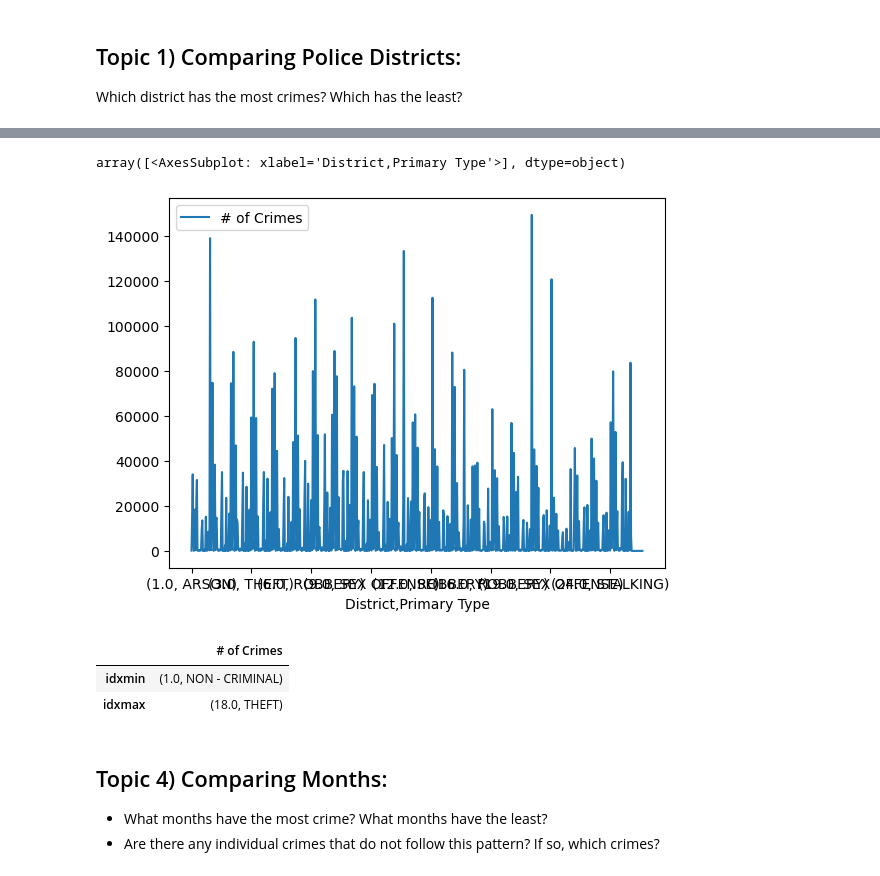
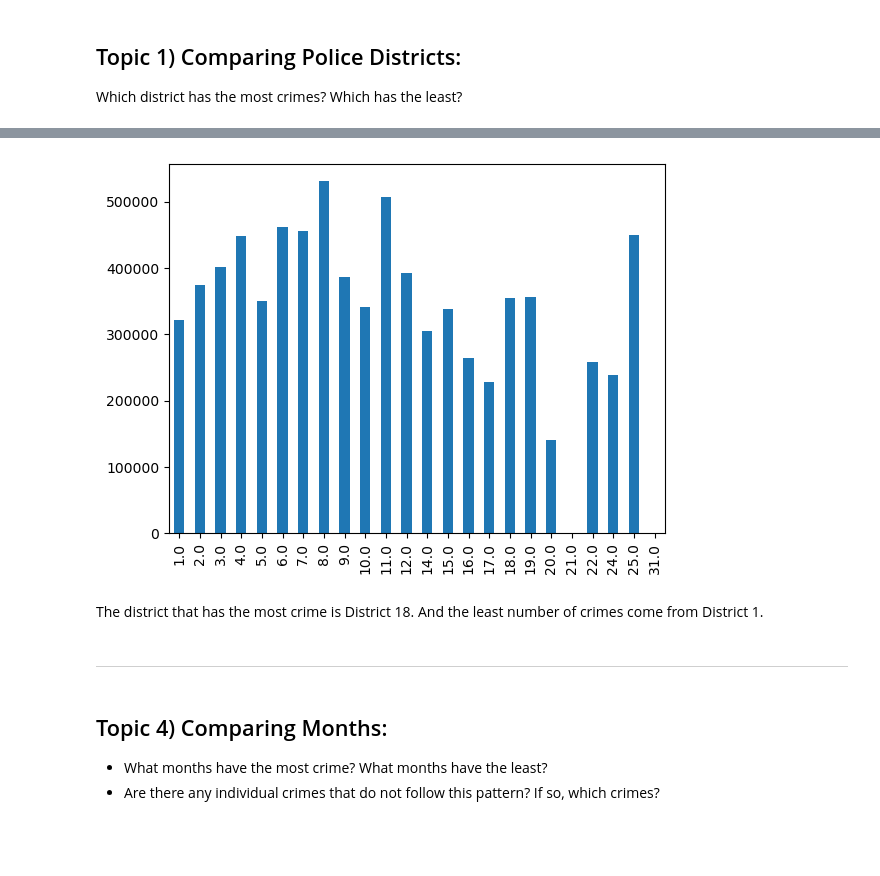
Before and after one commit to valmazan/Project-4---Part-1, a Jupyter notebook: Project 4 - Part 1.ipynb, the cells around one changed output, grey strips where cells are left out. Saved outputs shown, nothing was run; the diff lists cells and outputs as text; code cells hidden in the pictures; blank space fills up the shorter version.

```diff
--- a/Project 4 - Part 1.ipynb
+++ b/Project 4 - Part 1.ipynb
@@ -475,0 +436,3 @@ Float64Index([ 1.0,  2.0,  3.0,  4.0,  5.0,  6.0,  7.0,  8.0,  9.0, 10.0, 11.0,
+# %%
+district = df_police['District'].value_counts().sort_index()
+district
@@ -482,3 +468,0 @@ district.plot();
-# %%
-district = district.to_frame('# of Crimes')
-district
@@ -500,15 +469,11 @@ district
-# %%
-district.plot(subplots=True)
-# %% [output]
-array([<AxesSubplot: xlabel='District,Primary Type'>], dtype=object)
-[figure, removed]
-# %%
-district_filter = district.agg(['idxmin','idxmax'])
-district_filter
-# %% [output]
-|  | # of Crimes |
-| idxmin | (1.0, NON - CRIMINAL) |
-| idxmax | (18.0, THEFT) |
+# %%
+district.plot(kind = 'bar');
+# %% [output]
+[figure, added]
+# %% [markdown]
+The district that has the most crime is District 18. And the least number of crimes come from District 1.
+# %% [markdown]
+---
 # %% [markdown]
 ## Topic 4) Comparing Months:
 
```
Also changed, not shown: parts of 16 cells of this notebook.
